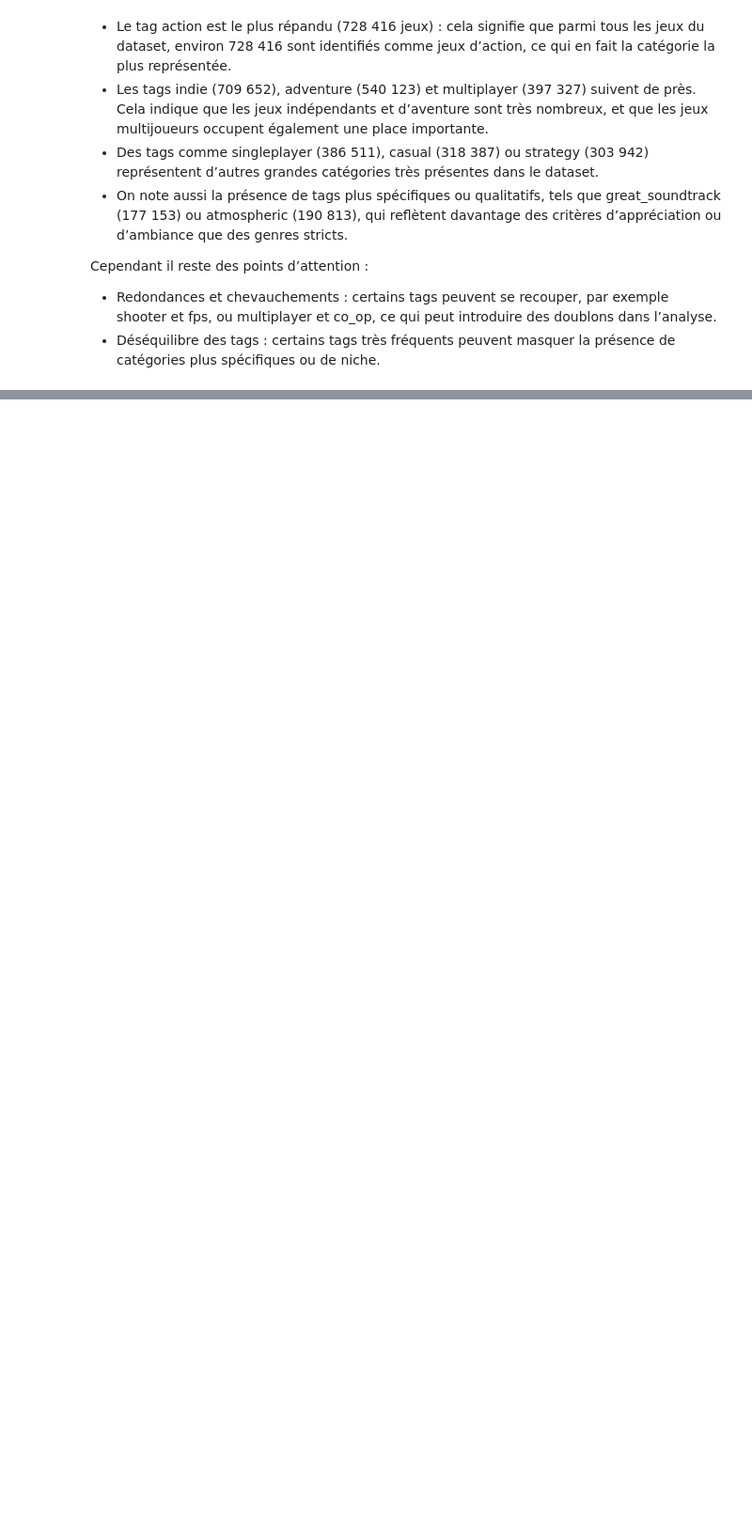
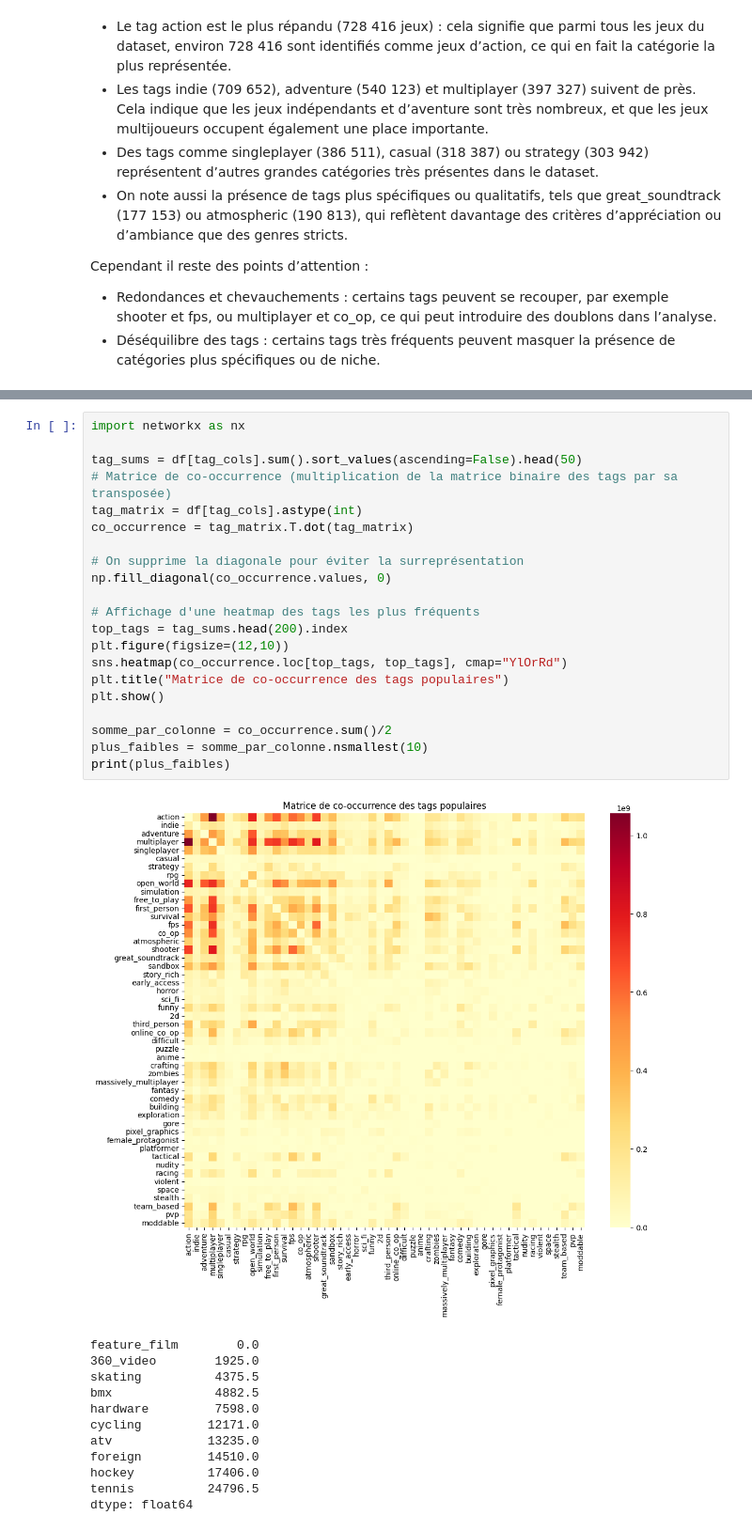
Before and after one commit to Plestan/Analyse-comportementale-Steam, a Jupyter notebook: analyse.ipynb, the cells around one changed output, grey strips where cells are left out. Shown: that part at 94% size. Drawn from its saved outputs; the diff is of its cells as text; blank space fills up the shorter version.

```diff
--- a/analyse.ipynb
+++ b/analyse.ipynb
@@ -713,0 +716,34 @@ Limitations :
+# %%
+import networkx as nx
+
+tag_sums = df[tag_cols].sum().sort_values(ascending=False).head(50)
+# Matrice de co-occurrence (multiplication de la matrice binaire des tags par sa transposée)
+tag_matrix = df[tag_cols].astype(int)
+co_occurrence = tag_matrix.T.dot(tag_matrix)
+
+# On supprime la diagonale pour éviter la surreprésentation
+np.fill_diagonal(co_occurrence.values, 0)
+
+# Affichage d'une heatmap des tags les plus fréquents
+top_tags = tag_sums.head(200).index
+plt.figure(figsize=(12,10))
+sns.heatmap(co_occurrence.loc[top_tags, top_tags], cmap="YlOrRd")
+plt.title("Matrice de co-occurrence des tags populaires")
+plt.show()
+
+somme_par_colonne = co_occurrence.sum()/2
+plus_faibles = somme_par_colonne.nsmallest(10)
+print(plus_faibles)
+# %% [output]
+[figure, added]
+feature_film        0.0
+360_video        1925.0
+skating          4375.5
+bmx              4882.5
+hardware         7598.0
+cycling         12171.0
+atv             13235.0
+foreign         14510.0
+hockey          17406.0
+tennis          24796.5
+dtype: float64
```
Also changed, not shown: parts of 4 cells of this notebook.
